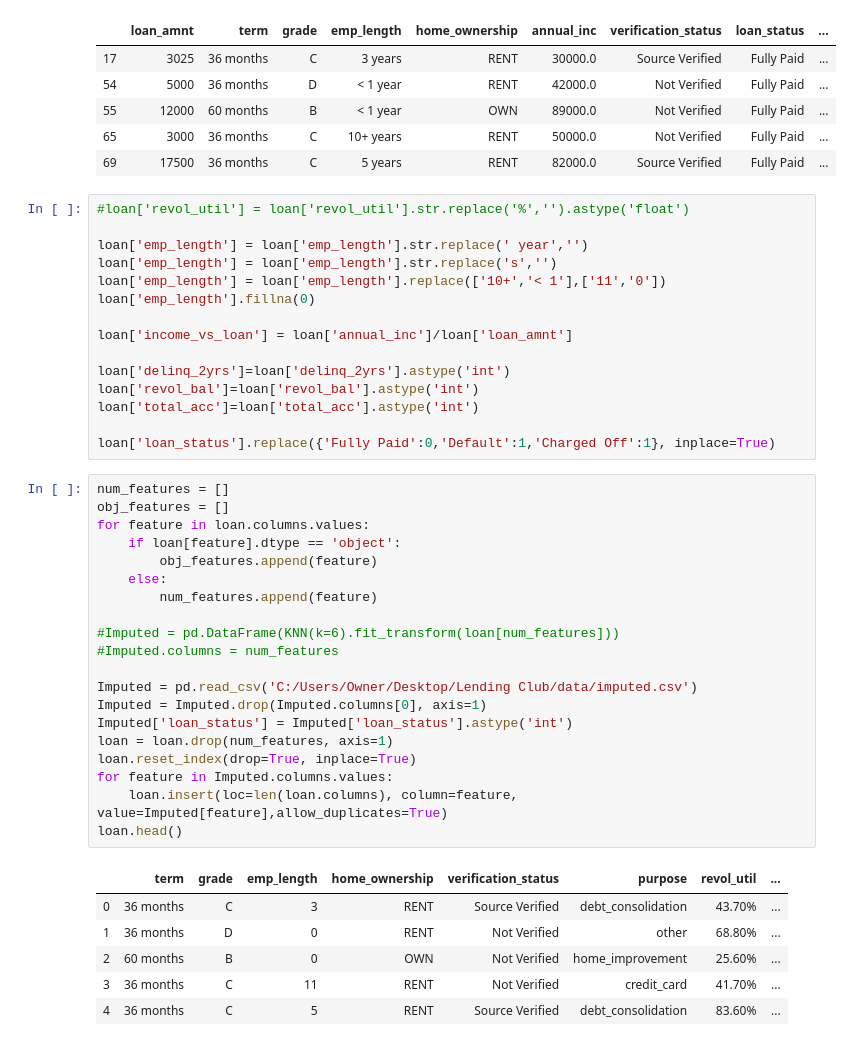
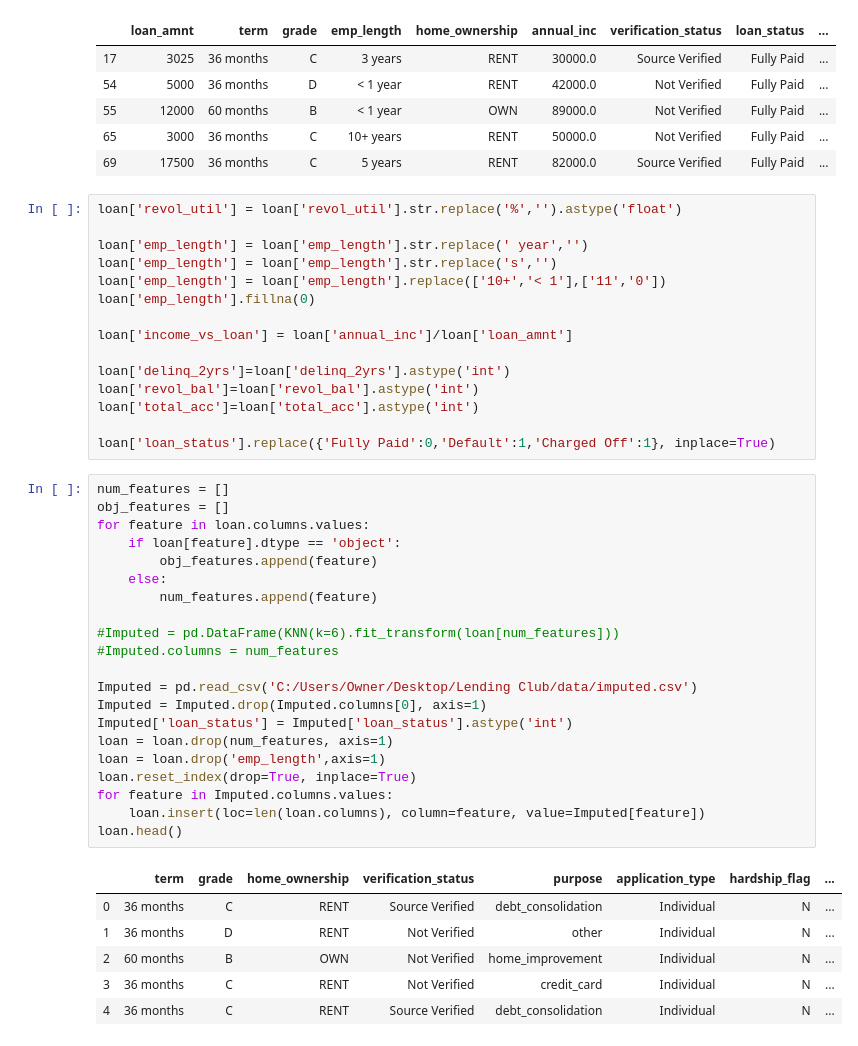
Before and after one commit to ShijieZhang0529/Loan_defult, a Jupyter notebook: Loan.ipynb, the cells around one changed output. Cells and saved outputs as stored; diff of their text form.

```diff
--- a/Loan.ipynb
+++ b/Loan.ipynb
@@ -101,7 +101,7 @@ loan.head()
 | 65 | 3000 | 36 months | C | 10+ years | RENT | 50000.0 | Not Verified | Fully Paid | ... |
 | 69 | 17500 | 36 months | C | 5 years | RENT | 82000.0 | Source Verified | Fully Paid | ... |
 # %%
-#loan['revol_util'] = loan['revol_util'].str.replace('%','').astype('float')
+loan['revol_util'] = loan['revol_util'].str.replace('%','').astype('float')
 
 loan['emp_length'] = loan['emp_length'].str.replace(' year','')
 loan['emp_length'] = loan['emp_length'].str.replace('s','')
@@ -118,27 +118,28 @@ loan['loan_status'].replace({'Fully Paid':0,'Default':1,'Charged Off':1}, inplac
 # %%
 num_features = []
 obj_features = []
 for feature in loan.columns.values:
     if loan[feature].dtype == 'object':
         obj_features.append(feature)
     else:
         num_features.append(feature)
 
 #Imputed = pd.DataFrame(KNN(k=6).fit_transform(loan[num_features]))
 #Imputed.columns = num_features
 
 Imputed = pd.read_csv('C:/Users/Owner/Desktop/Lending Club/data/imputed.csv')
 Imputed = Imputed.drop(Imputed.columns[0], axis=1)
 Imputed['loan_status'] = Imputed['loan_status'].astype('int')
 loan = loan.drop(num_features, axis=1)
+loan = loan.drop('emp_length',axis=1)
 loan.reset_index(drop=True, inplace=True)
 for feature in Imputed.columns.values:
-    loan.insert(loc=len(loan.columns), column=feature, value=Imputed[feature],allow_duplicates=True)
+    loan.insert(loc=len(loan.columns), column=feature, value=Imputed[feature])
 loan.head()
 # %% [output]
-|  | term | grade | emp_length | home_ownership | verification_status | purpose | revol_util | ... |
-| 0 | 36 months | C | 3 | RENT | Source Verified | debt_consolidation | 43.70% | ... |
-| 1 | 36 months | D | 0 | RENT | Not Verified | other | 68.80% | ... |
-| 2 | 60 months | B | 0 | OWN | Not Verified | home_improvement | 25.60% | ... |
-| 3 | 36 months | C | 11 | RENT | Not Verified | credit_card | 41.70% | ... |
-| 4 | 36 months | C | 5 | RENT | Source Verified | debt_consolidation | 83.60% | ... |
+|  | term | grade | home_ownership | verification_status | purpose | application_type | hardship_flag | ... |
+| 0 | 36 months | C | RENT | Source Verified | debt_consolidation | Individual | N | ... |
+| 1 | 36 months | D | RENT | Not Verified | other | Individual | N | ... |
+| 2 | 60 months | B | OWN | Not Verified | home_improvement | Individual | N | ... |
+| 3 | 36 months | C | RENT | Not Verified | credit_card | Individual | N | ... |
+| 4 | 36 months | C | RENT | Source Verified | debt_consolidation | Individual | N | ... |
```
